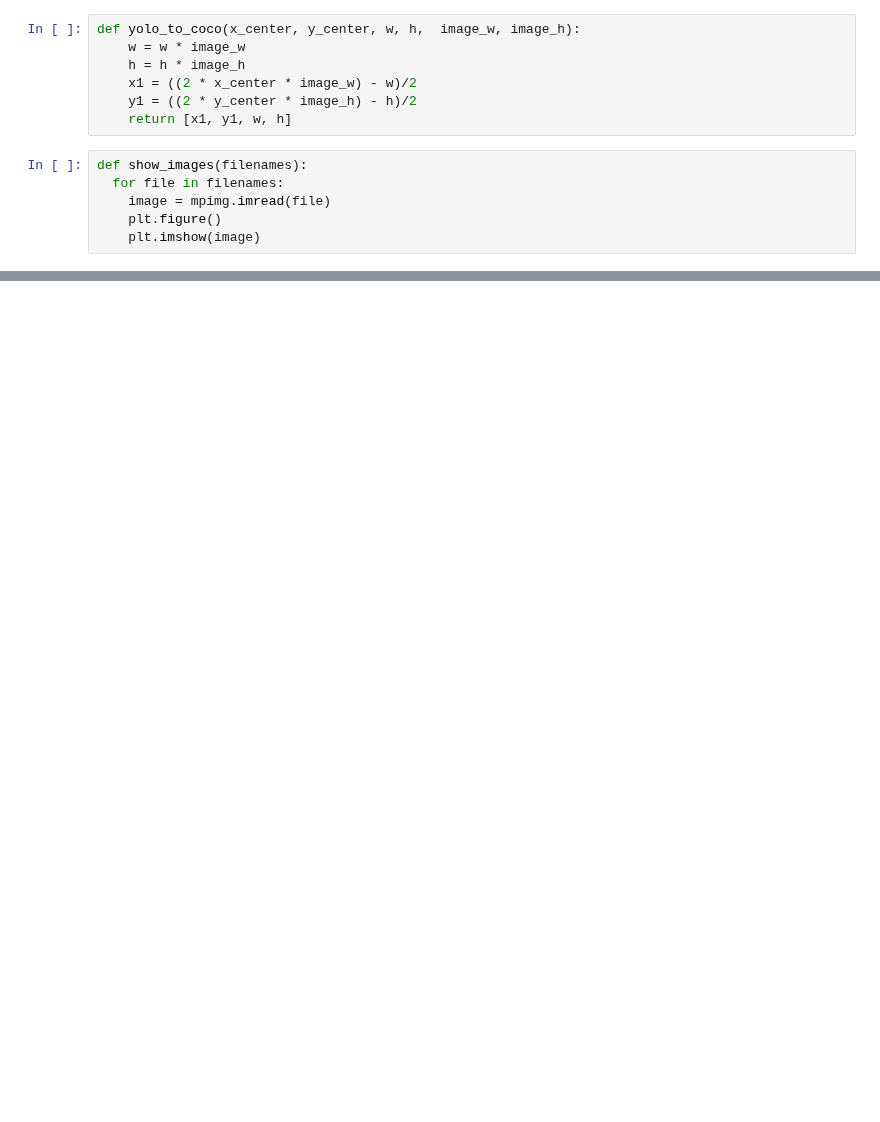
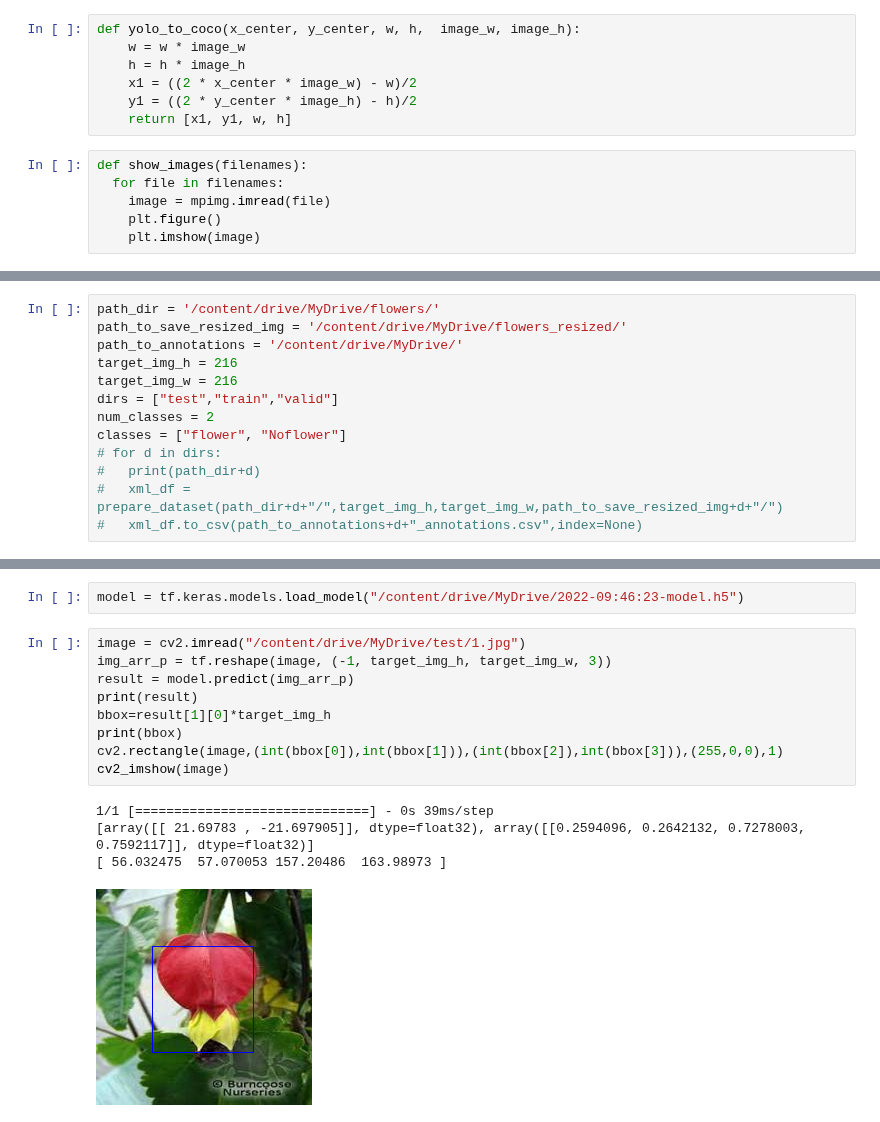
Before and after one commit to s4kh4rov/BMIL, a Jupyter notebook: task2_flowers_detection.ipynb, the cells around one changed output, grey strips where cells are left out. Cells and saved outputs as stored; diff of their text form; blank space fills up the shorter version.

```diff
--- a/task2_flowers_detection.ipynb
+++ b/task2_flowers_detection.ipynb
@@ -89,0 +98,13 @@ show_images([path_to_save_resized_img+"0a49f9219d.jpg",path_to_save_resized_img+
+# %%
+path_dir = '/content/drive/MyDrive/flowers/'
+path_to_save_resized_img = '/content/drive/MyDrive/flowers_resized/'
+path_to_annotations = '/content/drive/MyDrive/'
+target_img_h = 216
+target_img_w = 216
+dirs = ["test","train","valid"]
+num_classes = 2
+classes = ["flower", "Noflower"]
+# for d in dirs:
+#   print(path_dir+d)
+#   xml_df = prepare_dataset(path_dir+d+"/",target_img_h,target_img_w,path_to_save_resized_img+d+"/")
+#   xml_df.to_csv(path_to_annotations+d+"_annotations.csv",index=None)
@@ -89,0 +239,16 @@ show_images([path_to_save_resized_img+"0a49f9219d.jpg",path_to_save_resized_img+
+# %%
+model = tf.keras.models.load_model("/content/drive/MyDrive/2022-09:46:23-model.h5")
+# %%
+image = cv2.imread("/content/drive/MyDrive/test/1.jpg")
+img_arr_p = tf.reshape(image, (-1, target_img_h, target_img_w, 3))
+result = model.predict(img_arr_p)
+print(result)
+bbox=result[1][0]*target_img_h
+print(bbox)
+cv2.rectangle(image,(int(bbox[0]),int(bbox[1])),(int(bbox[2]),int(bbox[3])),(255,0,0),1)
+cv2_imshow(image)
+# %% [output]
+1/1 [==============================] - 0s 39ms/step
+[array([[ 21.69783 , -21.697905]], dtype=float32), array([[0.2594096, 0.2642132, 0.7278003, 0.7592117]], dtype=float32)]
+[ 56.032475  57.070053 157.20486  163.98973 ]
+[figure, added]
```
Also changed, not shown: parts of 9 cells of this notebook.
